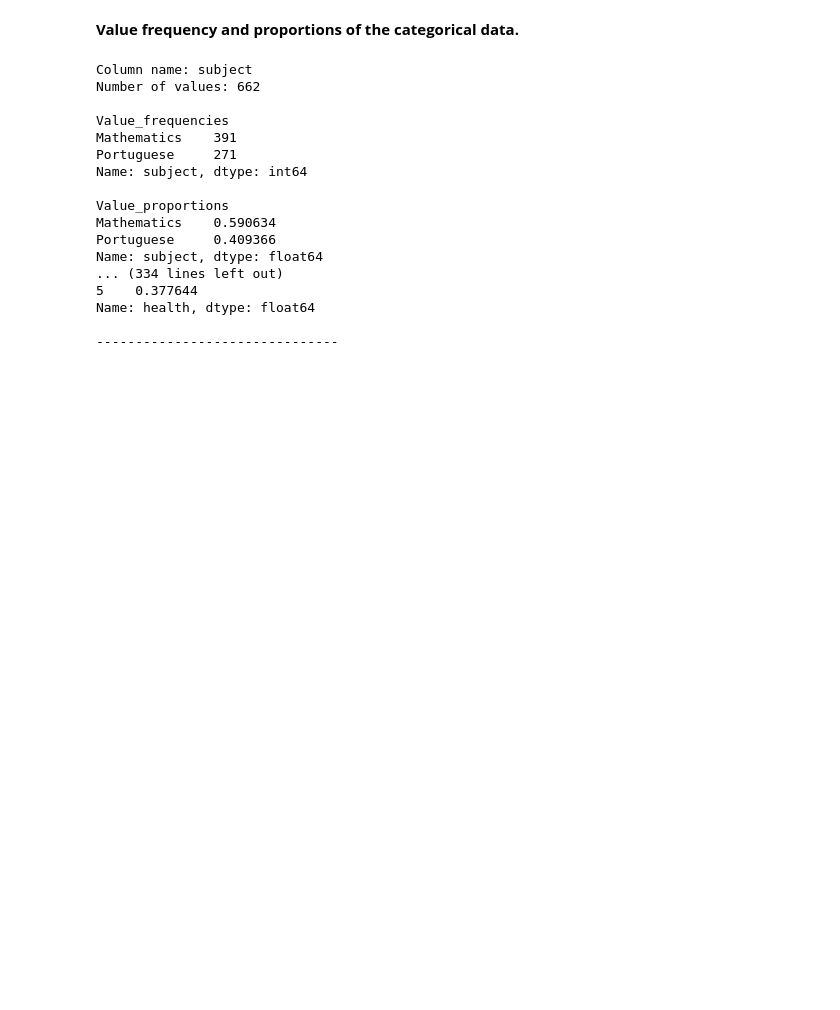
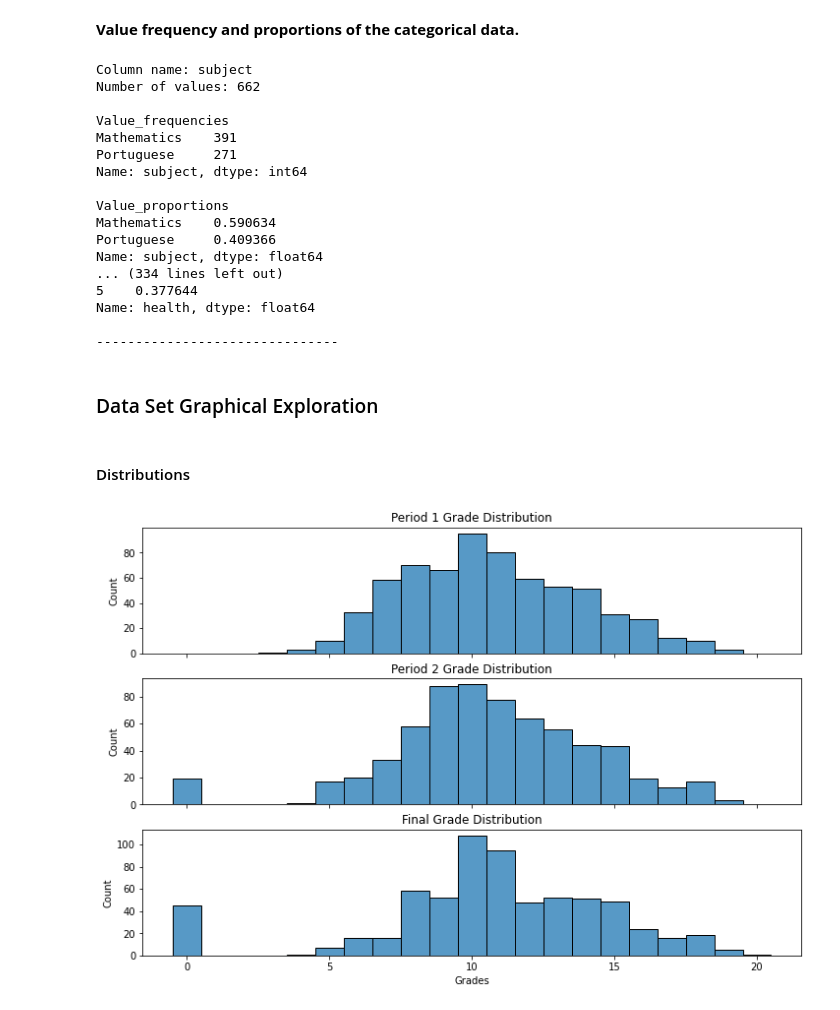
Before and after one commit to nromano2/TP1_NVR_TMM, a Jupyter notebook: TP1_NVR_TMM.ipynb, the cells around one changed output. Drawn from its saved outputs; the diff is of its cells as text; code cells hidden in the pictures; blank space fills up the shorter version.

```diff
--- a/TP1_NVR_TMM.ipynb
+++ b/TP1_NVR_TMM.ipynb
@@ -369,3 +369,15 @@ Name: subject, dtype: float64
 Name: health, dtype: float64
 
 -------------------------------
+# %% [markdown]
+### Data Set Graphical Exploration
+# %% [markdown]
+#### Distributions
+# %%
+figure2, axes = plt.subplots(3,1, figsize=(12,8), sharex=True)
+sns.histplot(data=df, x="period1_grade", ax=axes[0], discrete=True).set(title="Period 1 Grade Distribution")
+sns.histplot(data=df, x="period2_grade", ax=axes[1], discrete=True).set(title="Period 2 Grade Distribution")
+sns.histplot(data=df, x="final_grade", ax=axes[2], discrete=True).set(title="Final Grade Distribution", xlabel="Grades")
+figure2.savefig("grade_distributions.png", bbox_inches='tight')
+# %% [output]
+[figure, added]
```
Also changed, not shown: parts of 44 cells of this notebook.
